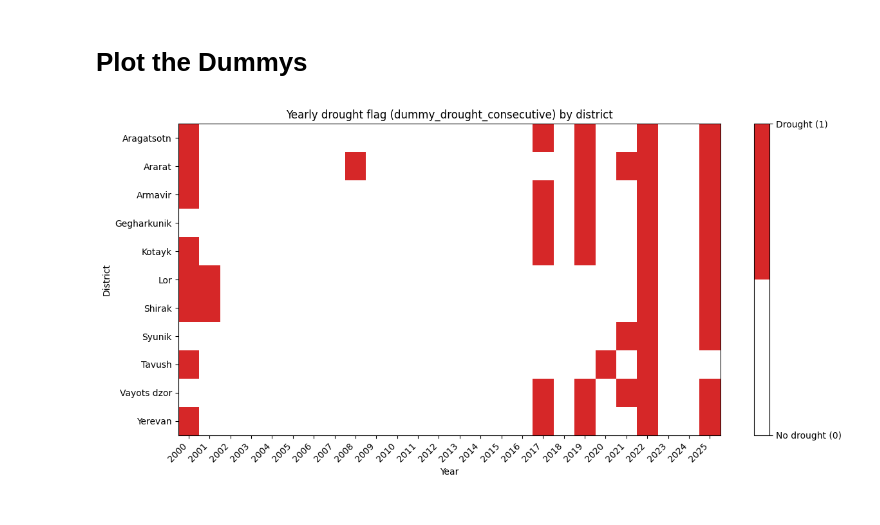
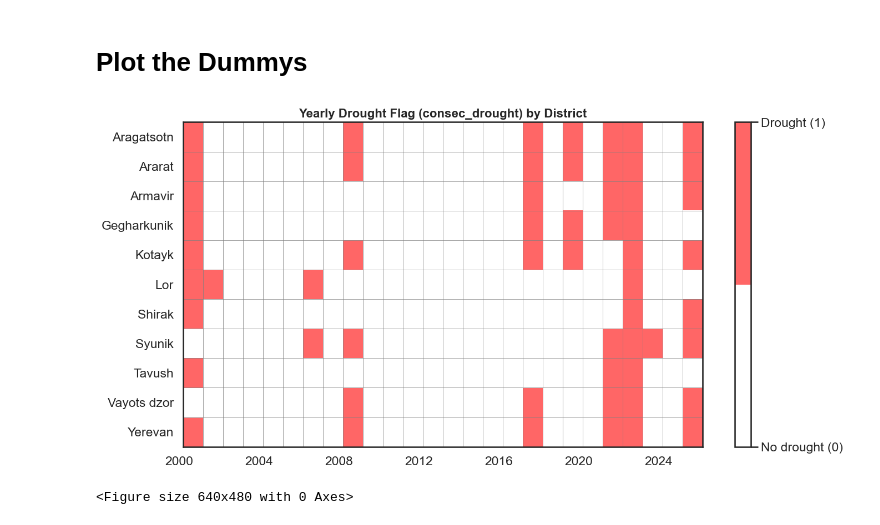
Before and after one commit to theshufflebee/dev-arm, a Jupyter notebook: data_processing/data_extraction.ipynb, the cells around one changed output. Saved outputs shown, nothing was run; the diff lists cells and outputs as text; code cells hidden in the pictures.

Commit message:
updating graphs, code cleanup

```diff
--- a/data_processing/data_extraction.ipynb
+++ b/data_processing/data_extraction.ipynb
@@ -9,6 +9,9 @@ import os
 import imageio
 from pathlib import Path
 
-df_worker = pd.read_csv('drought_data_output/spei3_hf_raw.csv')
+notebook_dir = Path().resolve()
+parent_dir = notebook_dir.parent
+
+df_worker = pd.read_csv(parent_dir / 'drought_data_output/spei3_hf_raw.csv')
 df_worker['date'] = pd.to_datetime(df_worker['date'])
 # %%
@@ -73,19 +91,18 @@ def check_total_droughts(series, threshold=thresh, n_required=min_obs):
 # %% [markdown]
 # Prepare Full Data
 # %%
-df_worker = pd.read_csv('drought_data_output/spei3_hf_raw.csv')
+df_worker = pd.read_csv(parent_dir / 'drought_data_output/spei3_hf_raw.csv')
 df_worker['date'] = pd.to_datetime(df_worker['date'])
 df_worker['year'] = df_worker['date'].dt.year
 
-# Example: monthly SPEI series for a district
 # Step 1: Mark drought months (1 if below threshold)
 df_worker['drought_flag'] = (df_worker['mean_spei'] <= thresh).astype(int)
-# Step 2: Group by year and apply checks
+# Step 2: Group by year and apply checks -> by year
 yearly = df_worker.groupby(['district', 'year'])['mean_spei'].agg([
     lambda x: check_consecutive_drought(x),  # 1 if >= n_consecutive
     lambda x: check_total_droughts(x), # 1 if >= min_obs
     lambda x: x.le(thresh).mean(),  # fraction of months that are drought
-    lambda x: np.mean(x)  # fraction of months that are drought
+    lambda x: np.mean(x)  # mean spei
 ])
 yearly.columns = ['consec_drought', 'total_droughts', 'share', 'avg_spei3']
 yearly = yearly.reset_index()
@@ -97,49 +114,68 @@ yearly['district'] = yearly['district'].replace({
     'Lori': 'Lor',
 })
 
-yearly.to_csv('drought_data_output/spei3_yearly_master.csv', index=False)
+yearly.to_csv(parent_dir / 'drought_data_output/spei3_yearly_master.csv', index=False)
 # %% [markdown]
 # Plot the Dummys
 # %%
+import matplotlib.pyplot as plt
+import seaborn as sns
 from matplotlib.colors import ListedColormap
-import matplotlib.pyplot as plt
 
-# Heatmap: yearly dummy_drought_consecutive for each district
-# uses existing df_yearly_spei_2
+# --- Setup ---
+value = 'total_droughts'  # or 'consec_drought'
 
-# pivot to matrix (rows = district, cols = year)
-pivot = yearly.pivot(index='district', columns='year', values='total_droughts')
+# Pivot to matrix (rows = district, cols = year)
+pivot = yearly.pivot(index='district', columns='year', values=value).fillna(0).astype(int)
 
-# fill missing with 0 (no flag) and ensure integer type
-pivot = pivot.fillna(0).astype(int)
-
+# Extract labels and data
 years = pivot.columns.tolist()
 districts = pivot.index.tolist()
 data = pivot.values
 
-fig, ax = plt.subplots(figsize=(12, 6))
+# Seaborn white style without grid
+sns.set_theme(style="white", context="talk")
 
-# discrete colormap: 0 -> white (no drought), 1 -> red (drought)
-cmap_flag = ListedColormap(['white', 'tab:red'])
+# --- Create heatmap ---
+fig, ax = plt.subplots(figsize=(14, 7))
+
+# Use discrete colormap: 0 -> white, 1 -> light red
+cmap_flag = ListedColormap(['#ffffff', '#ff6666'])
 im = ax.imshow(data, aspect='auto', cmap=cmap_flag, vmin=0, vmax=1)
 
-# ticks and labels
+# set initial ticks and labels
 ax.set_xticks(range(len(years)))
-ax.set_xticklabels(years, rotation=45, ha='right')
+ax.set_yticks(range(len(districts)))
+
+# Show only every 4th year to clean up / district show all
+step = 4
+ax.set_xticks(range(0, len(years), step))
+ax.set_xticklabels([years[i] for i in range(0, len(years), step)], rotation=0, ha='right')
 ax.set_yticks(range(len(districts)))
 ax.set_yticklabels(districts)
 
-ax.set_xlabel('Year')
-ax.set_ylabel('District')
-ax.set_title('Yearly drought flag (dummy_drought_consecutive) by district')
+# Grid lines to separate cells needs to be a 0.5 difference as cells are centered at integers
+ax.set_xticks([x-0.5 for x in range(1, len(years))], minor=True)
+ax.set_yticks([y-0.5 for y in range(1, len(districts))], minor=True)
+ax.grid(which='minor', color='gray', linestyle='-', linewidth=0.5)
+ax.tick_params(which="minor", bottom=False, left=False)
 
-# colorbar with meaningful labels
+# Title, automatic adjustment
+ax.set_title(f'Yearly Drought Flag ({value}) by District', fontsize=16, fontweight='bold')
+
+# Colorbar / lege nd
 cbar = fig.colorbar(im, ax=ax, ticks=[0, 1])
 cbar.ax.set_yticklabels(['No drought (0)', 'Drought (1)'])
 
 plt.tight_layout()
 plt.show()
+
+
+plt.savefig(parent_dir / f'figures/spei3_dummy_{value}.png', dpi=300, bbox_inches='tight')
+
+plt.show()
 # %% [output]
-[figure, old version]
+[figure, new version]
+<Figure size 640x480 with 0 Axes>
 # %%
 import matplotlib.pyplot as plt
```
Also changed, not shown: parts of 3 cells of this notebook, 4 other files.
